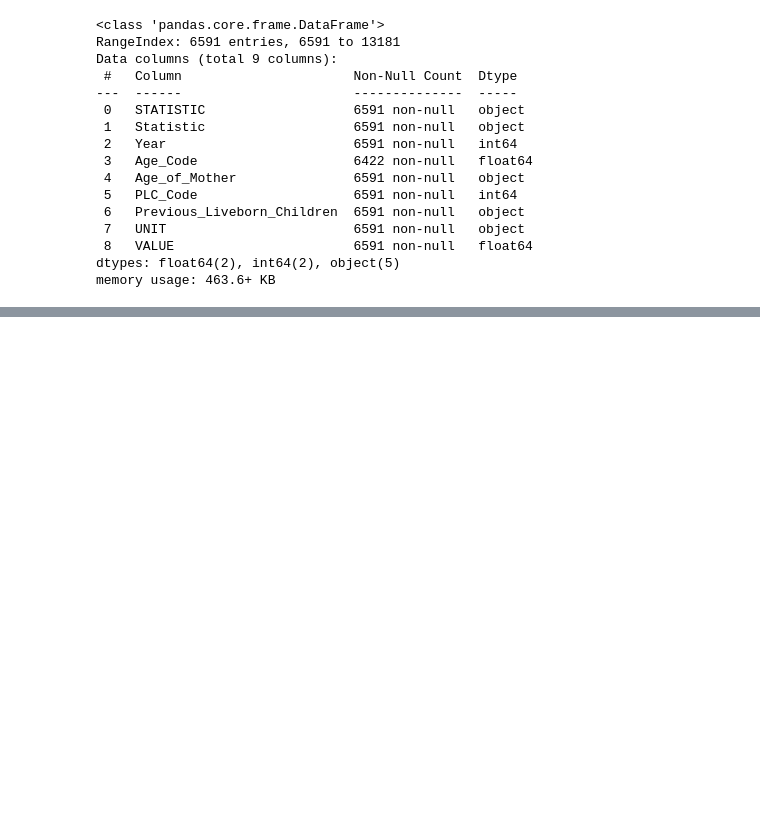
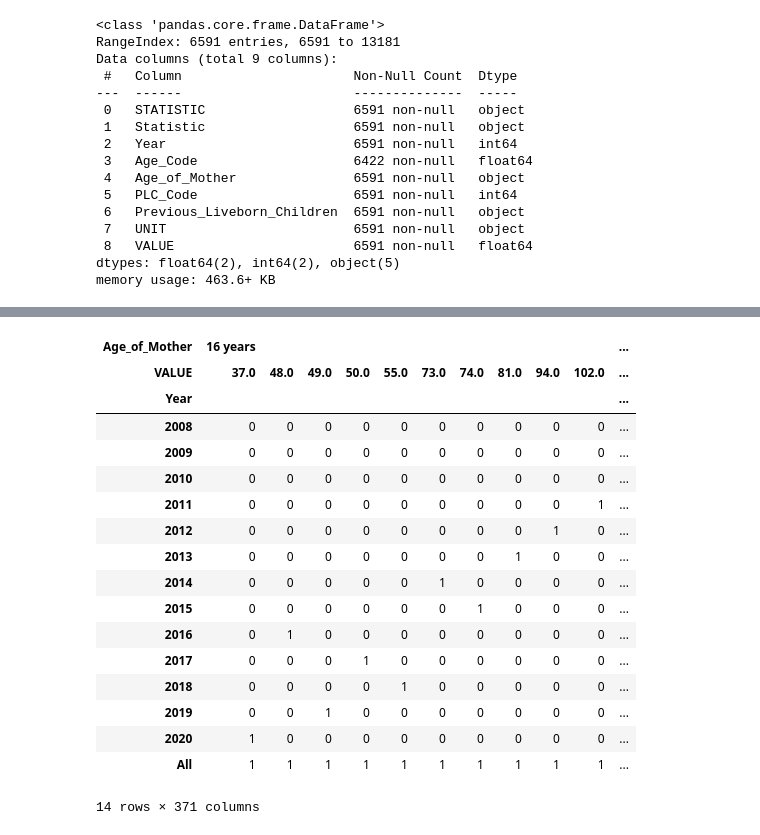
Before and after one commit to VCurry20/PDARandomData, a Jupyter notebook: Data Analysis Project.ipynb, the cells around one changed output, grey strips where cells are left out. Drawn from its saved outputs; the diff is of its cells as text; code cells hidden in the pictures; blank space fills up the shorter version.

```diff
--- a/Data Analysis Project.ipynb
+++ b/Data Analysis Project.ipynb
@@ -1136,0 +1391,25 @@ memory usage: 463.6+ KB
+# %%
+# create a crosstab of the information
+
+pd.crosstab(index=FirstBorn1['Year'], columns=[FirstBorn1['Age_of_Mother'],FirstBorn1['VALUE']], margins=True)
+
+#[7][8][9]
+# %% [output]
+| Age_of_Mother | 16 years |  |  |  |  |  |  |  |  |  | ... |
+| VALUE | 37.0 | 48.0 | 49.0 | 50.0 | 55.0 | 73.0 | 74.0 | 81.0 | 94.0 | 102.0 | ... |
+| Year |  |  |  |  |  |  |  |  |  |  | ... |
+| 2008 | 0 | 0 | 0 | 0 | 0 | 0 | 0 | 0 | 0 | 0 | ... |
+| 2009 | 0 | 0 | 0 | 0 | 0 | 0 | 0 | 0 | 0 | 0 | ... |
+| 2010 | 0 | 0 | 0 | 0 | 0 | 0 | 0 | 0 | 0 | 0 | ... |
+| 2011 | 0 | 0 | 0 | 0 | 0 | 0 | 0 | 0 | 0 | 1 | ... |
+| 2012 | 0 | 0 | 0 | 0 | 0 | 0 | 0 | 0 | 1 | 0 | ... |
+| 2013 | 0 | 0 | 0 | 0 | 0 | 0 | 0 | 1 | 0 | 0 | ... |
+| 2014 | 0 | 0 | 0 | 0 | 0 | 1 | 0 | 0 | 0 | 0 | ... |
+| 2015 | 0 | 0 | 0 | 0 | 0 | 0 | 1 | 0 | 0 | 0 | ... |
+| 2016 | 0 | 1 | 0 | 0 | 0 | 0 | 0 | 0 | 0 | 0 | ... |
+| 2017 | 0 | 0 | 0 | 1 | 0 | 0 | 0 | 0 | 0 | 0 | ... |
+| 2018 | 0 | 0 | 0 | 0 | 1 | 0 | 0 | 0 | 0 | 0 | ... |
+| 2019 | 0 | 0 | 1 | 0 | 0 | 0 | 0 | 0 | 0 | 0 | ... |
+| 2020 | 1 | 0 | 0 | 0 | 0 | 0 | 0 | 0 | 0 | 0 | ... |
+| All | 1 | 1 | 1 | 1 | 1 | 1 | 1 | 1 | 1 | 1 | ... |
+14 rows × 371 columns
```
Also changed, not shown: parts of 27 cells of this notebook, 3 other files.
